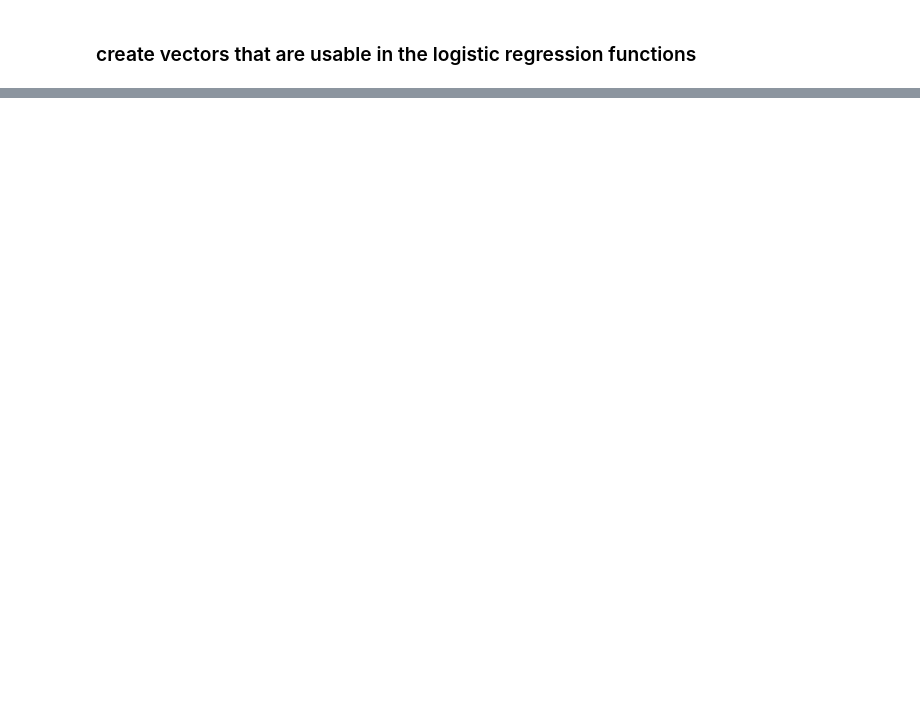
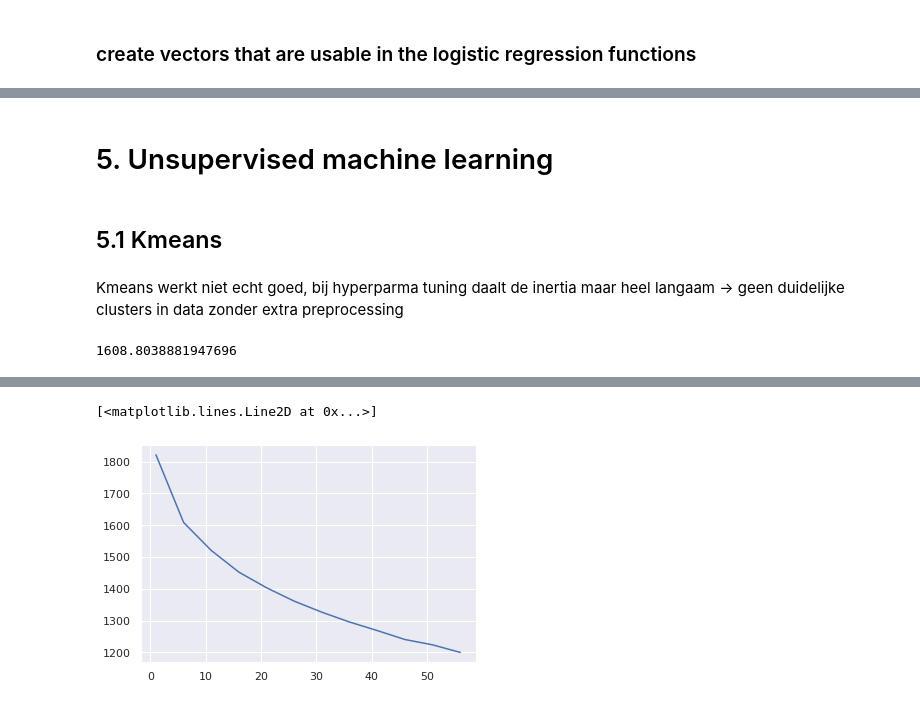
Before and after one commit to TimDeSmet/AML, a Jupyter notebook: Project.ipynb, the cells around one changed output, grey strips where cells are left out. Drawn from its saved outputs; the diff is of its cells as text; code cells hidden in the pictures; blank space fills up the shorter version.

Commit message:
klein beetje preprocessing naar voor geschoven + snel kmeans maar niet gevalideerd

```diff
--- a/Project.ipynb
+++ b/Project.ipynb
@@ -673,0 +656,6 @@ Wall time: 722 ms
+# %% [markdown]
+# 5. Unsupervised machine learning
+# %% [markdown]
+## 5.1 Kmeans
+# %% [markdown]
+Kmeans werkt niet echt goed, bij hyperparma tuning daalt de inertia maar heel langaam -> geen duidelijke clusters in data zonder extra preprocessing
@@ -673,0 +664,15 @@ Wall time: 722 ms
+# %%
+kmeans = KMeans(n_clusters=6)
+predictions = kmeans.fit_predict(x_train)
+kmeans.inertia_
+# %% [output]
+1608.8038881947696
+# %%
+oplossingen = []
+for i in range(1,60,5):
+    kmeans = KMeans(n_clusters=i, init='k-means++')
+    kmeans.fit(x_train)
+    oplossingen.append(kmeans.inertia_)
+    print(f"finished index {i}", end='\r')
+plt.plot(range(1,60,5),oplossingen)
+# %% [output]
@@ -673,0 +680,2 @@ Wall time: 722 ms
+[<matplotlib.lines.Line2D at 0x...>]
+[figure, added]
```
Also changed, not shown: parts of 27 cells of this notebook.
